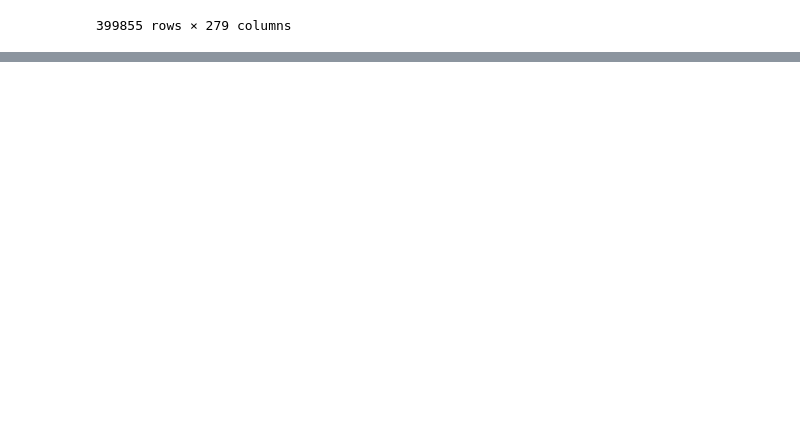
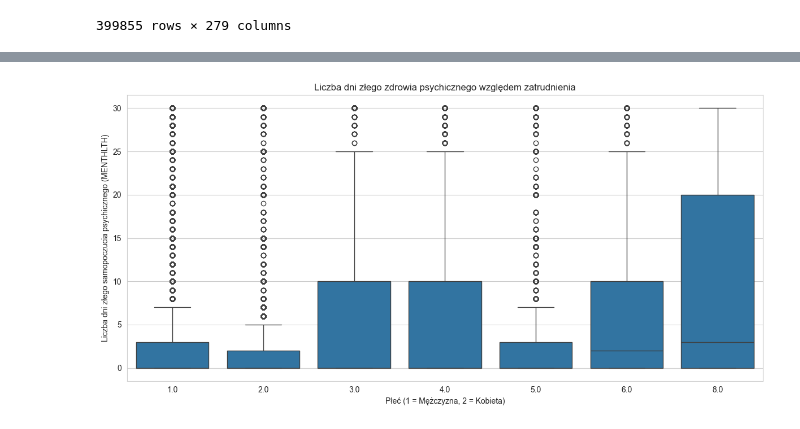
Before and after one commit to AdamWavv/DataMining, a Jupyter notebook: project/main.ipynb, the cells around one changed output, grey strips where cells are left out. Saved outputs shown, nothing was run; the diff lists cells and outputs as text; code cells hidden in the pictures; blank space fills up the shorter version.

```diff
--- a/project/main.ipynb
+++ b/project/main.ipynb
@@ -210,0 +255,13 @@ df
+# %%
+df_plot = df[['EMPLOY1', 'MENTHLTH']].dropna(subset=['EMPLOY1', 'MENTHLTH'])
+plt.figure(figsize=(12, 6))
+sns.boxplot(x='EMPLOY1', y='MENTHLTH', data=df_plot)
+
+plt.title('Liczba dni złego zdrowia psychicznego względem zatrudnienia')
+plt.xlabel('Płeć (1 = Mężczyzna, 2 = Kobieta)')
+plt.ylabel('Liczba dni złego samopoczucia psychicznego (MENTHLTH)')
+sns.set_style('whitegrid')
+plt.tight_layout()
+plt.show()
+# %% [output]
+[figure, added]
```
Also changed, not shown: parts of 6 cells of this notebook.
